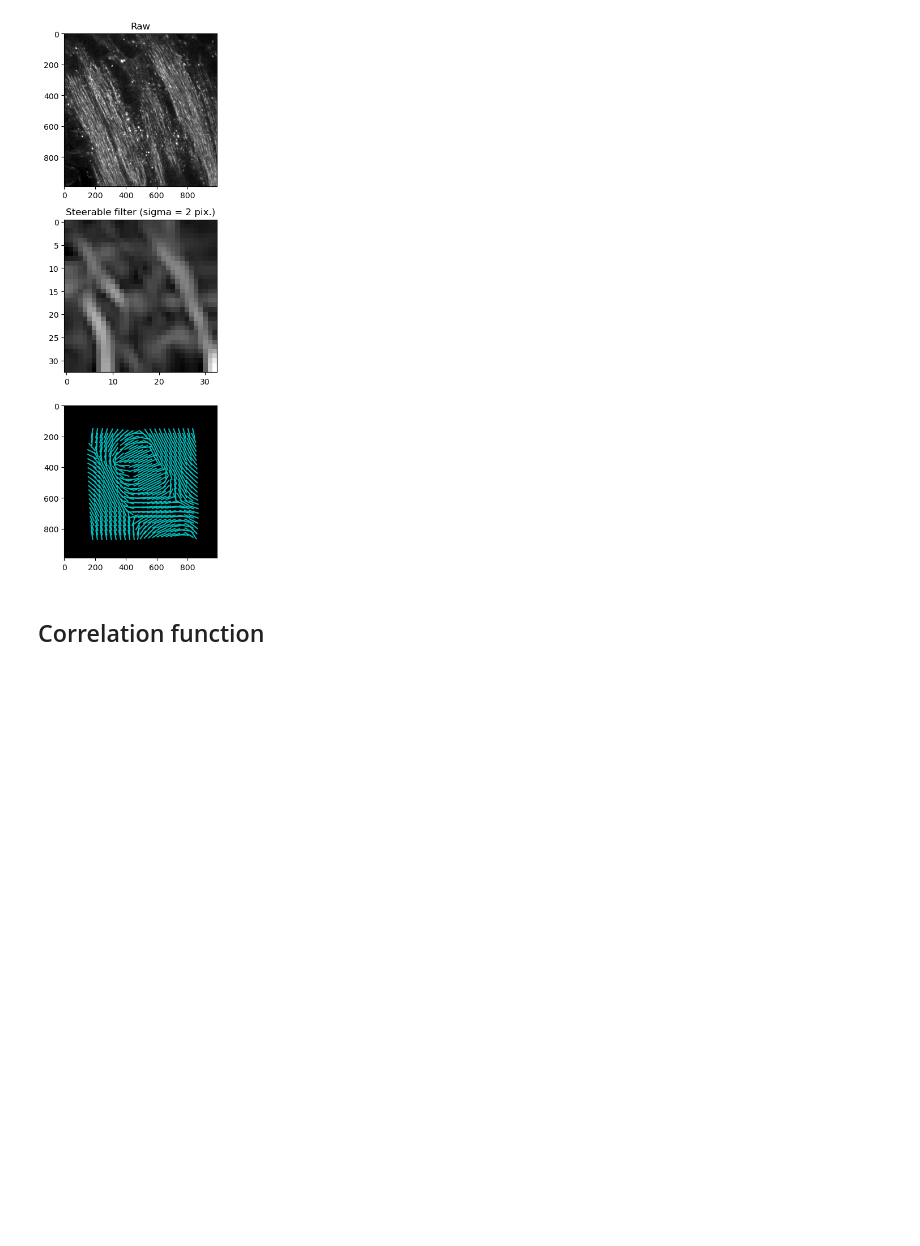
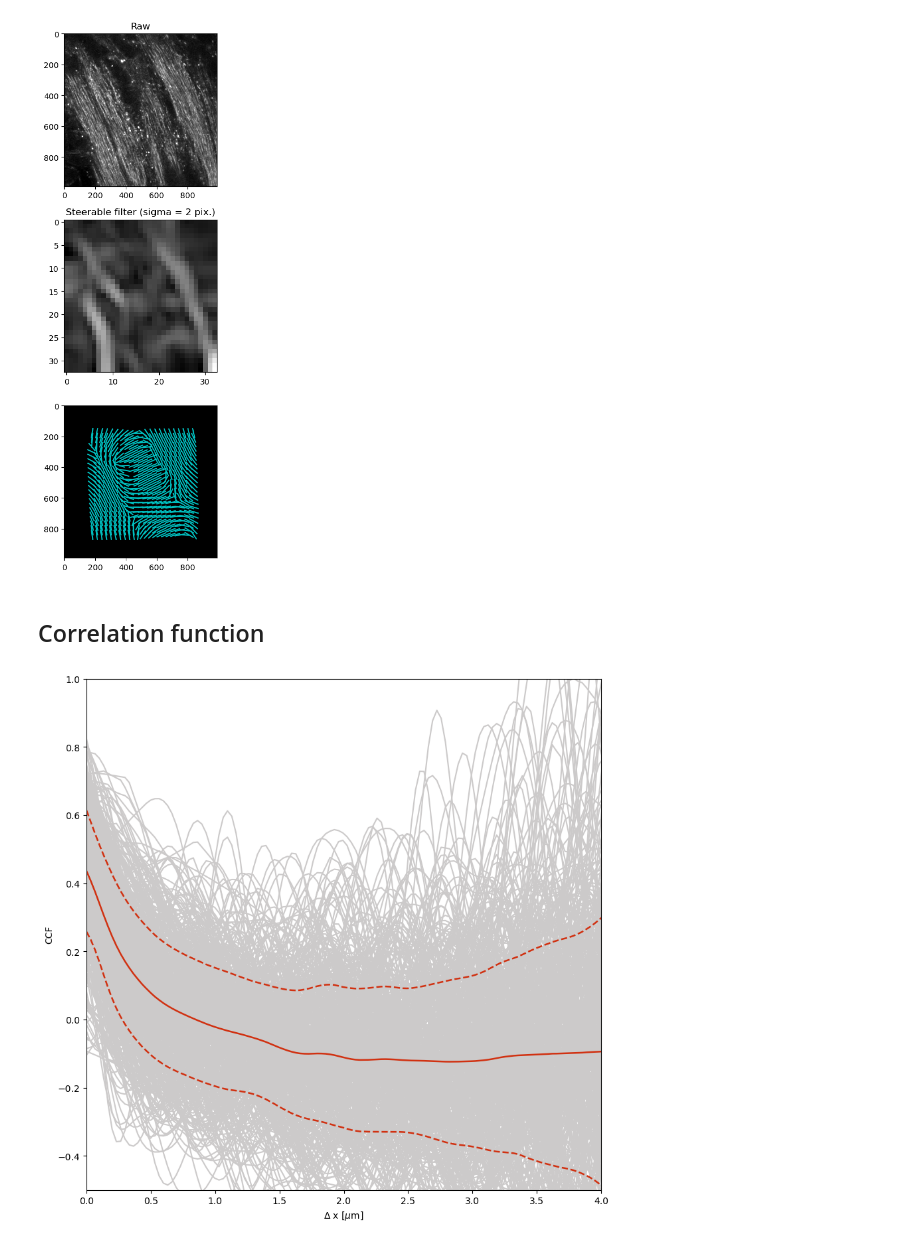
Before and after one commit to Roland0206/Capstone, a Jupyter notebook: test.ipynb, the cells around one changed output. Saved outputs shown, nothing was run; the diff lists cells and outputs as text; code cells hidden in the pictures; blank space fills up the shorter version.

Commit message:
new function for intensity profile along line, works now

```diff
--- a/test.ipynb
+++ b/test.ipynb
@@ -558,9 +605,10 @@ for i in range(nGridY):
                 dir = np.array([-1, 1])
                 xi = ROI_Size*(j+1) + max_dist*dir*np.cos((90-Angle)*-1*np.pi/180) + k*np.cos(Angle*np.pi/180)
                 yi = ROI_Size*(i+1) + max_dist*dir*np.sin((90-Angle)*-1*np.pi/180) + k*np.sin(Angle*np.pi/180) # pretty much the same as in matlab (see comp.ipynb)
-                # TODO: I am pretty sure that the intensity scan does not the same as the one in matlab
-                linescan1 = profile_line(raw1_Tophat, (xi[0],yi[0]), (xi[1],yi[1]), linewidth=2*max_dist+1)
-                linescan2 = profile_line(raw2_Tophat, (xi[0],yi[0]), (xi[1],yi[1]), linewidth=2*max_dist+1)
+                start = (xi[0], yi[0])
+                end = (xi[1], yi[1])
+                linescan1 = intensity_profile(raw1_Tophat, start,end, 2*max_dist+1)
+                linescan2 = intensity_profile(raw2_Tophat, start,end, 2*max_dist+1)
                 if len(linescan1) > 2*max_dist+1:
                     linescan1 = linescan1[:2*max_dist+1]
                     linescan2 = linescan2[:2*max_dist+1]
@@ -573,30 +621,32 @@ for i in range(nGridY):
                 cc, lag = xcorr(linescan1, linescan2, norm='unbiased') # does the same as xcorr in matlab
                 cc = np.array(cc)/ (2*kmax+1)
 
                 ccf += cc
                 var1 += np.var(linescan1) / (2*kmax+1)
                 var2 += np.var(linescan2) / (2*kmax+1)
 
             ccf /= np.sqrt(var1 * var2)
             ccf_all[i*nGridX+j, :] = ccf
 
             maxlag_plot = len(linescan1) - 1
             lags = np.arange(-maxlag, maxlag+1) * pixSize
             ind = np.arange(maxlag_plot, min(2*maxlag_plot+1, len(ccf), len(lags)))
             ax.plot(lags[ind], ccf[ind], color='#cccaca')
 ax.set_xlabel(r'$\Delta$ x [$\mu$m]')
 ax.set_xlim(0,corr_length)
 ax.set_ylim(-0.5,1)
 ax.set_ylabel('CCF')
 
 
 # Find the valid CCFs/ACFs and calculate the mean
 ccf_all_valid = ccf_all[~np.isnan(ccf_all).any(axis=1)]
 mean_ccf = np.mean(ccf_all_valid, axis=0)
 std_mean_ccf = np.std(ccf_all_valid, axis=0, ddof=1)
 
 ax.plot(lags[ind], mean_ccf[ind], '-', color='#d13111', linewidth=1.8)
 ax.plot(lags[ind], mean_ccf[ind] - std_mean_ccf[ind], '--', color='#d13111', linewidth=1.8)
 ax.plot(lags[ind], mean_ccf[ind] + std_mean_ccf[ind], '--', color='#d13111', linewidth=1.8)
 
 plt.show()
+# %% [output]
+[figure, added]
```
Also changed, not shown: parts of 1 cell of this notebook, 3 other files.
